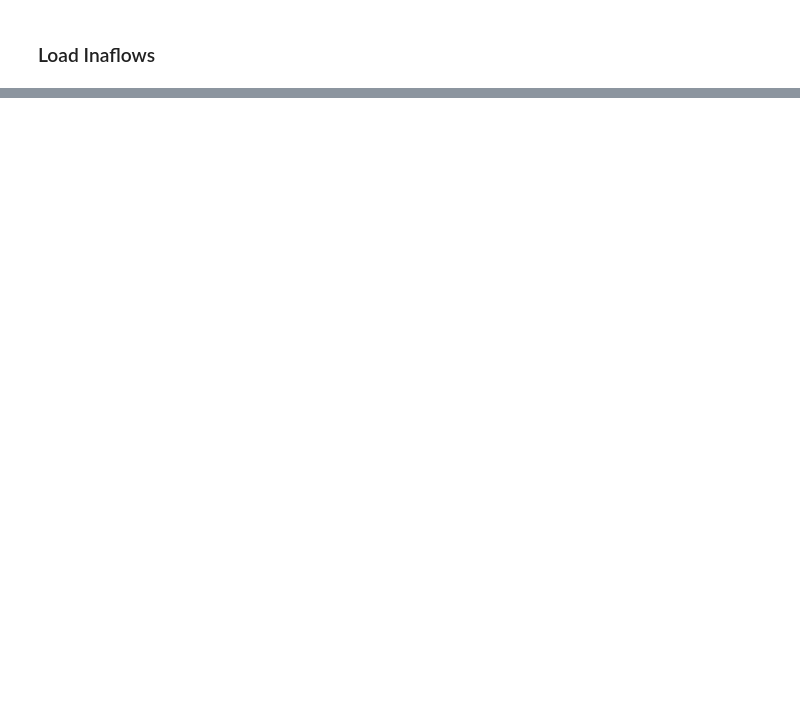
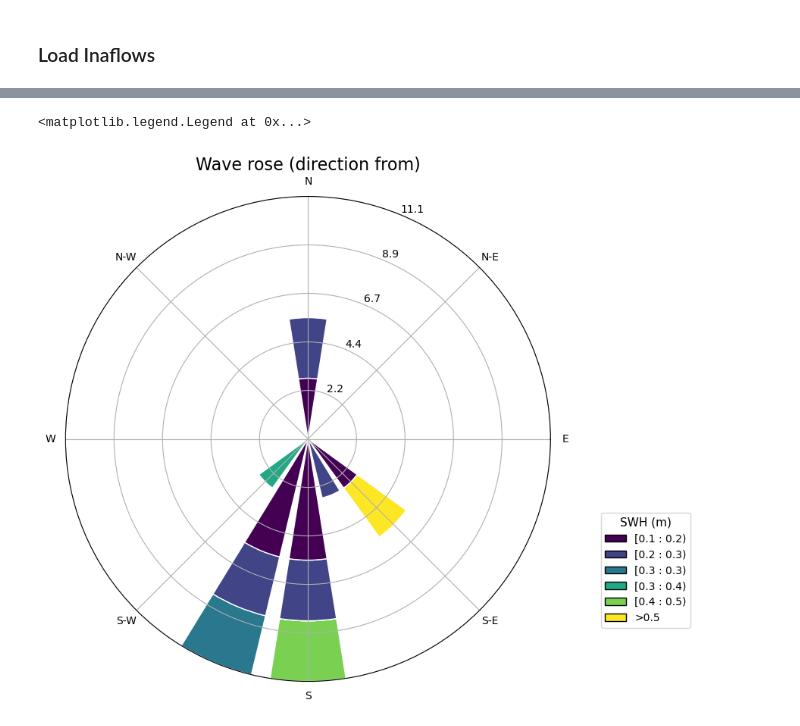
Before and after one commit to devmetmar/marinemet-training, a Jupyter notebook: _build/jupyter_execute/2_/2_3_climatology_product.ipynb, the cells around one changed output, grey strips where cells are left out. Drawn from its saved outputs; the diff is of its cells as text; code cells hidden in the pictures; blank space fills up the shorter version.

```diff
--- a/_build/jupyter_execute/2_/2_3_climatology_product.ipynb
+++ b/_build/jupyter_execute/2_/2_3_climatology_product.ipynb
@@ -45,6 +50,6 @@ latlon = [lonw, lone, latb, latt]
 ### Load Inawaves
 # %%
 %%time
-dsinawaves = klimtool().open_inawaves(tstart=timestart, tend=timeend, latlon=latlon)
+dsinawaves = klimtool.open_inawaves(tstart=timestart, tend=timeend, latlon=latlon)
 dsinawaves
 # %% [output]
@@ -418,0 +523,3 @@ dict(**kwargs) -> new dictionary initialized with the name=value pairs
+# %%
+dset_loc_sel = dsinawavesdaily.sel(lat=-5.78, lon=106.84, method='nearest')
+dset_loc_sel
@@ -418,0 +544,27 @@ dict(**kwargs) -> new dictionary initialized with the name=value pairs
+# %%
+from windrose import WindroseAxes
+import matplotlib.pyplot as plt
+
+fig = plt.figure(figsize=(8, 8))
+ax_ws = WindroseAxes.from_ax(fig=fig)
+ax_ws.bar(
+    dset_loc_sel['dir'].values,
+    dset_loc_sel['hs'].values,
+    normed=True,
+    opening=0.8,
+    edgecolor="white"
+)
+
+ax_ws.set_title('Wave rose (direction from)', fontsize=16)
+
+ax_ws.legend(
+    title='SWH (m)',
+    loc='lower right',
+    bbox_to_anchor=(1.3, 0.1),
+    fontsize=10,
+    title_fontsize=11,
+    frameon=True
+)
+# %% [output]
+<matplotlib.legend.Legend at 0x...>
+[figure, added]
```
Also changed, not shown: parts of 60 cells of this notebook, 16 other files.
